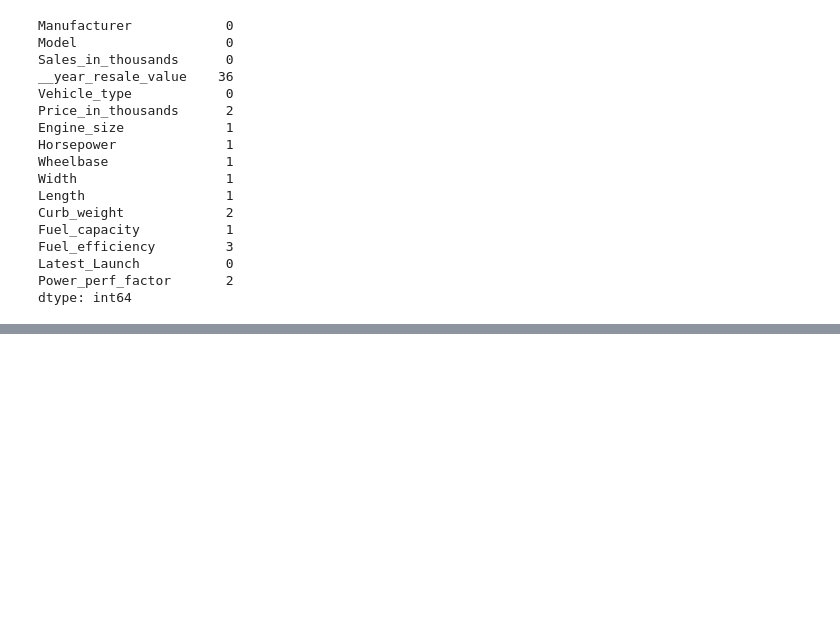
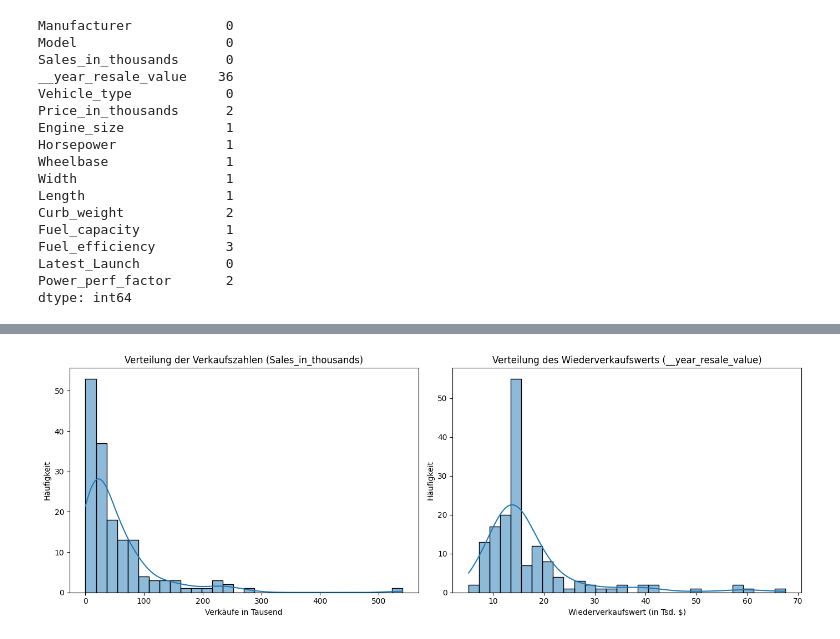
Before and after one commit to A-Layali/Car-Sales-Prediction, a Jupyter notebook: EDA.ipynb, the cells around one changed output, grey strips where cells are left out. Drawn from its saved outputs; the diff is of its cells as text; code cells hidden in the pictures; blank space fills up the shorter version.

```diff
--- a/EDA.ipynb
+++ b/EDA.ipynb
@@ -65,3 +65,10 @@ Fuel_efficiency         3
 Latest_Launch           0
 Power_perf_factor       2
 dtype: int64
+# %%
+cols_to_fill_median = [
+    "Price_in_thousands", "Engine_size", "Horsepower", "Wheelbase",
+    "Width", "Length", "Curb_weight", "Fuel_capacity", "Fuel_efficiency", "Power_perf_factor"
+]
+for col in cols_to_fill_median:
+    df.loc[:, col] = df[col].fillna(df[col].median())
@@ -67,0 +95,11 @@ dtype: int64
+# %%
+#  Fehlende Werte in '__year_resale_value' auffüllen
+
+# Den Median für jede Fahrzeugkategorie berechnen
+median_values = df.groupby("Vehicle_type")["__year_resale_value"].median()
+
+# Fehlende Werte mit dem entsprechenden Median basierend auf 'Vehicle_type' auffüllen
+df["__year_resale_value"] = df.apply(
+    lambda row: median_values[row["Vehicle_type"]] if pd.isna(row["__year_resale_value"]) else row["__year_resale_value"],
+    axis=1
+)
@@ -67,0 +132,18 @@ dtype: int64
+# %%
+# Histogramme – Verteilungen von 'Sales_in_thousands' & '__year_resale_value'
+fig, axes = plt.subplots(nrows=1, ncols=2, figsize=(14, 5))
+
+sns.histplot(df["Sales_in_thousands"], bins=30, kde=True, ax=axes[0])
+axes[0].set_title("Verteilung der Verkaufszahlen (Sales_in_thousands)")
+axes[0].set_xlabel("Verkäufe in Tausend")
+axes[0].set_ylabel("Häufigkeit")
+
+sns.histplot(df["__year_resale_value"], bins=30, kde=True, ax=axes[1])
+axes[1].set_title("Verteilung des Wiederverkaufswerts (__year_resale_value)")
+axes[1].set_xlabel("Wiederverkaufswert (in Tsd. $)")
+axes[1].set_ylabel("Häufigkeit")
+
+plt.tight_layout()
+plt.show()
+# %% [output]
+[figure, added]
```
Also changed, not shown: parts of 7 cells of this notebook.
